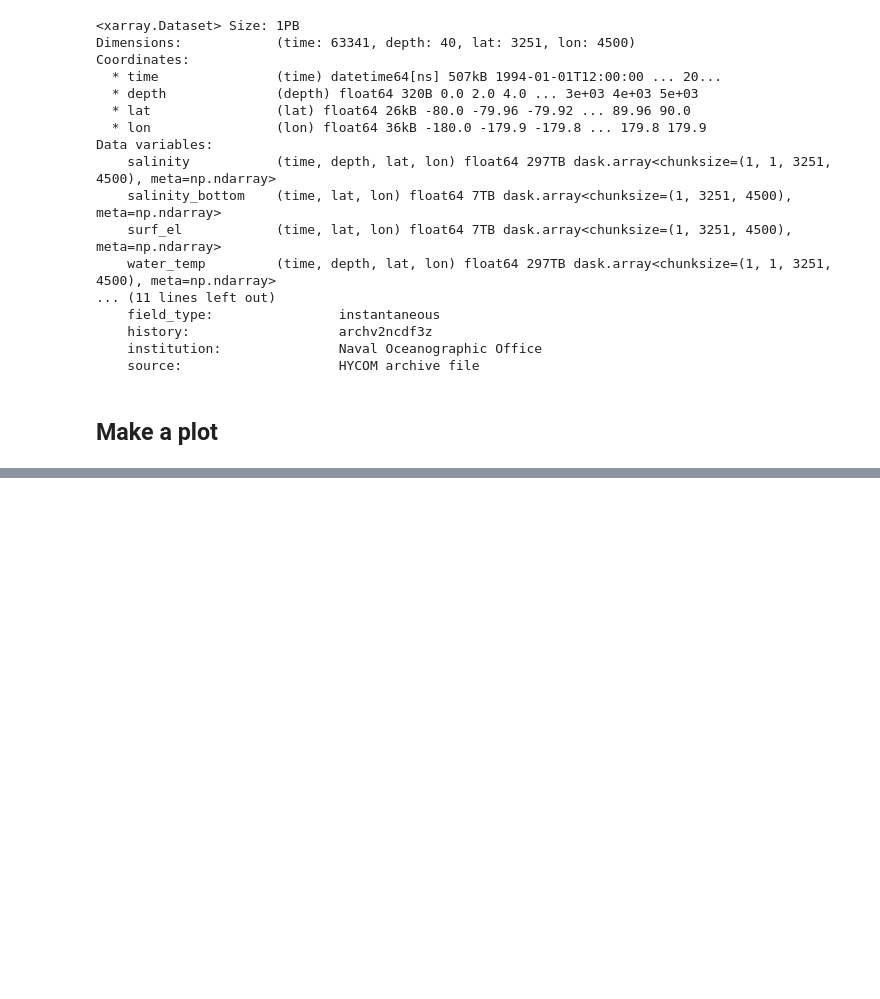
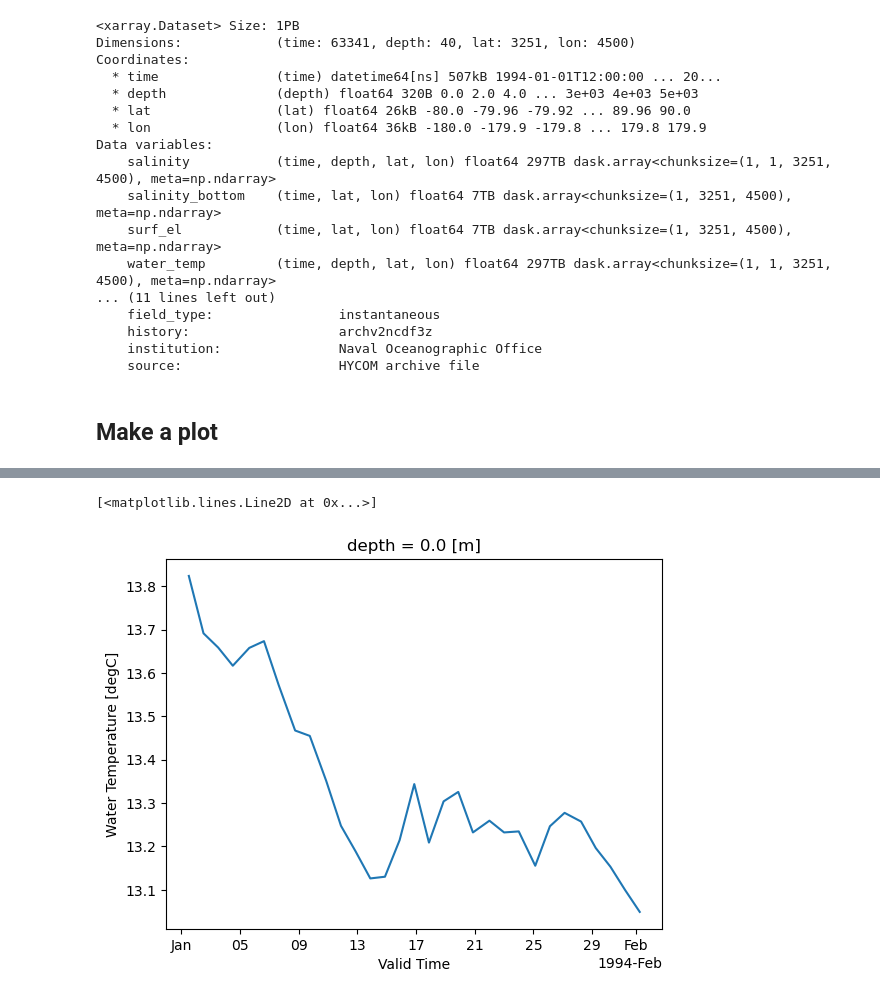
Before and after one commit to nmfs-opensci/NMFSHackDays-2026, a Jupyter notebook: topics/2026-05-01/1_hycom_generate_multifile_refs.ipynb, the cells around one changed output, grey strips where cells are left out. Saved outputs shown, nothing was run; the diff lists cells and outputs as text; code cells hidden in the pictures; blank space fills up the shorter version.

```diff
--- a/topics/2026-05-01/1_hycom_generate_multifile_refs.ipynb
+++ b/topics/2026-05-01/1_hycom_generate_multifile_refs.ipynb
@@ -352,0 +426,19 @@ da.hvplot.quadmesh(x='lon', y='lat', geo=True, global_extent=True, tiles='ESRI',
+# %%
+# slice the time to be once a day, to speed things up
+ts = (
+    ds["water_temp"]
+    .sel(
+        depth=0,
+        time=slice("1994-01-01", "1994-02-01"),
+        lat=slice(40, 50),
+        lon=slice(-45, -35),
+    )
+    .isel(time=slice(None, None, 8))
+    .mean(["lat", "lon"])
+    .compute()
+)
+
+ts.plot()
+# %% [output]
+[<matplotlib.lines.Line2D at 0x...>]
+[figure, added]
```
Also changed, not shown: parts of 20 cells of this notebook, 10 other files.
